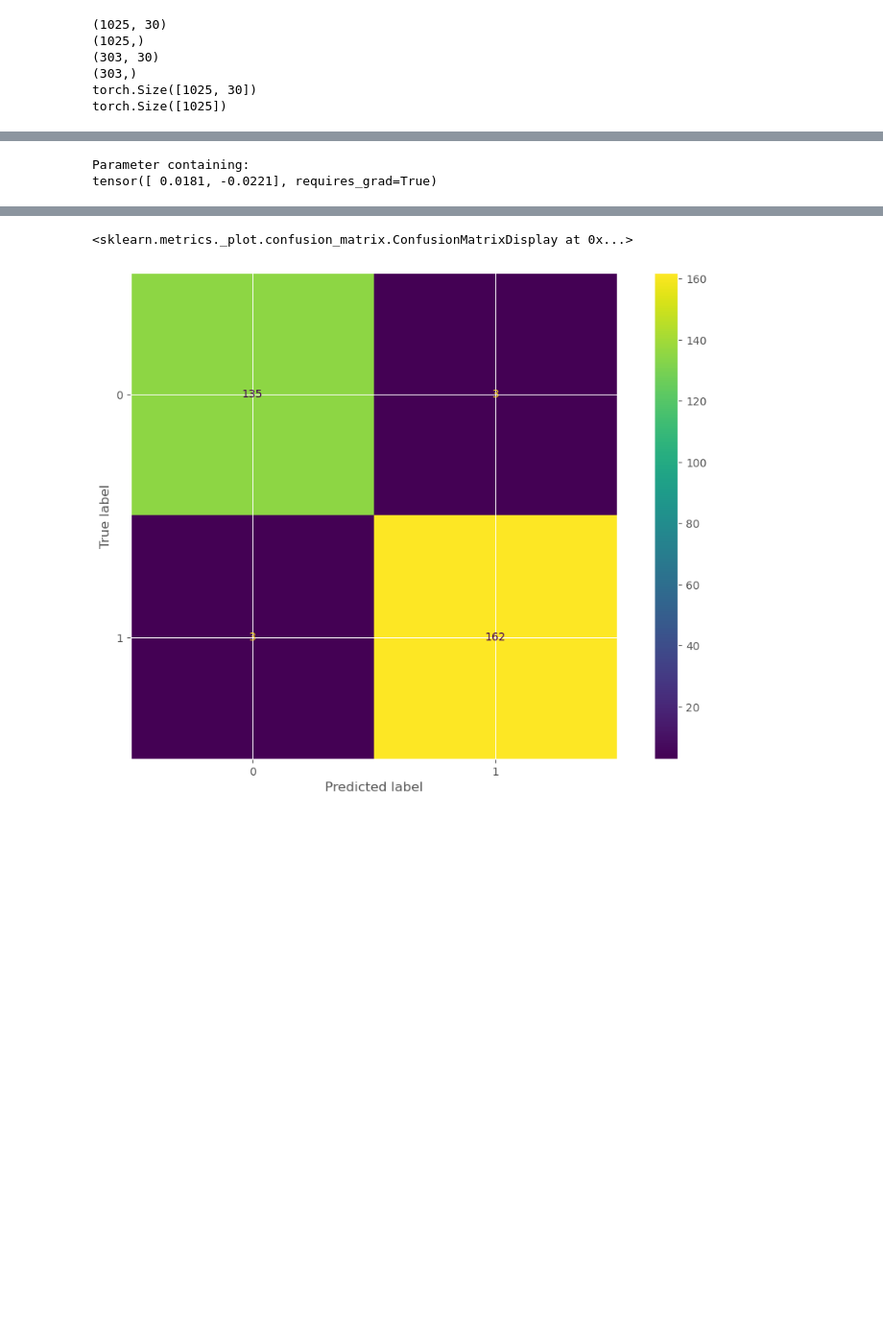
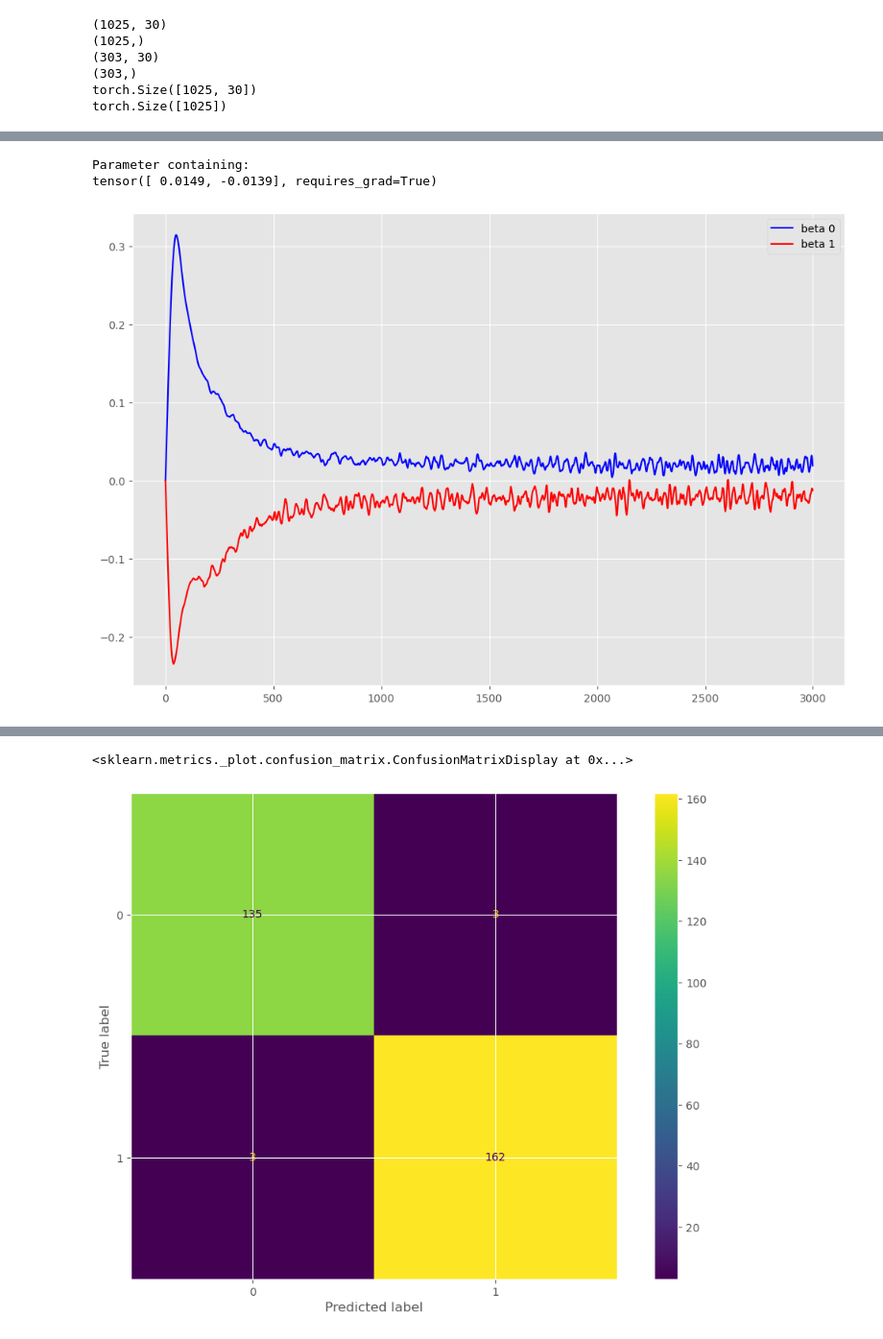
Before and after one commit to Frederik12345678/MBML-Water_quality, a Jupyter notebook: GP+LinReg.ipynb, the cells around one changed output, grey strips where cells are left out. Shown at 96% size. Saved outputs shown, nothing was run; the diff lists cells and outputs as text; code cells hidden in the pictures; blank space fills up the shorter version.

```diff
--- a/GP+LinReg.ipynb
+++ b/GP+LinReg.ipynb
@@ -323,13 +323,20 @@ This transform will produce equivalent results for all valid (symmetric positive
 # %%
-
 
 print(model.f_bin)
 
+if True:
+    plt.plot(range(num_steps ),model.beta_vals_1,color='b',label='beta 0')
+    plt.plot(range(num_steps ),model.beta_vals_2,color='r',label='beta 1')
+    plt.legend()
+    plt.show()
+
+
 #output, cov, beta_lin = model.forward(X_test_tensor)
 #print("Beta:", beta_lin.item())  # Printing the value of beta_lin
 # %% [output]
 Parameter containing:
-tensor([ 0.0181, -0.0221], requires_grad=True)
+tensor([ 0.0149, -0.0139], requires_grad=True)
+[figure, added]
 # %%
 #mean, var = model(X_train_tensor)
 #y_hat = model.likelihood(mean, var)
```
Also changed, not shown: parts of 3 cells of this notebook, 2 other files.
